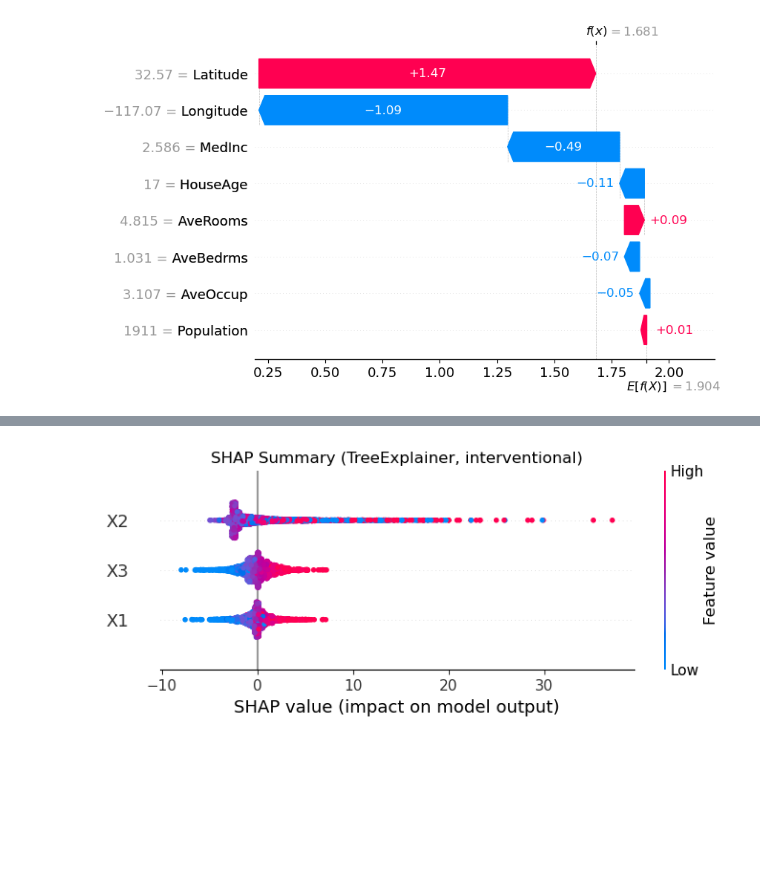
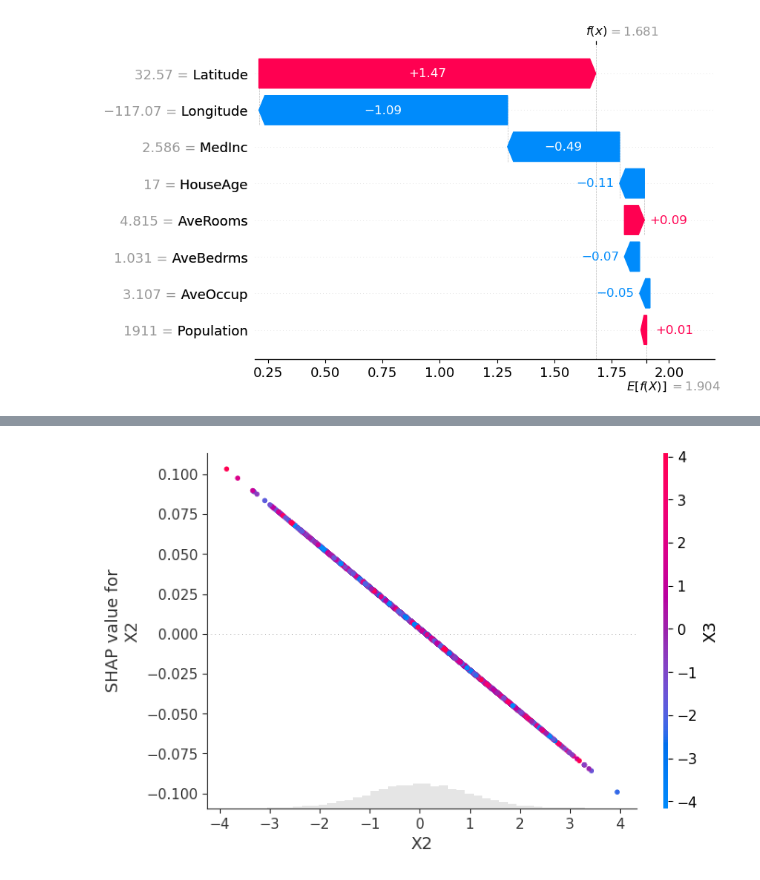
Before and after one commit to JackHuang0125/WHAT_I_DID, a Jupyter notebook: 0 Meeting/0_PAPER_0911.ipynb, the cells around one changed output, grey strips where cells are left out. Cells and saved outputs as stored; diff of their text form; code cells hidden in the pictures; blank space fills up the shorter version.

```diff
--- a/0 Meeting/0_PAPER_0911.ipynb
+++ b/0 Meeting/0_PAPER_0911.ipynb
@@ -623,82 +671,17 @@ shap.plots.waterfall(shap_values[20], max_display=10)
 # %%
-# --- 基本設定 ---
-import numpy as np
-import pandas as pd
-from sklearn.model_selection import train_test_split
-from sklearn.metrics import r2_score, mean_absolute_error
-from sklearn.ensemble import GradientBoostingRegressor
-from sklearn.preprocessing import StandardScaler
-import shap
-import matplotlib.pyplot as plt
-
-np.random.seed(42)
-
-# --- 1) 資料生成 ---
-n = 12000
-X1 = np.random.normal(0, 1, n)
-X2 = np.random.normal(0, 1, n)
-eps_x3 = np.random.normal(0, 0.1, n)   # 小雜訊，表示 X3 ≈ 2X1
-X3 = 2*X1 + eps_x3
-
-# 真實函數 + 視需要加觀測雜訊（這裡給一點點）
-f_true = X1 - 3*X1*X2 + 3*(X2**2) + X3
-y = f_true + np.random.normal(0, 0.1, n)
-
-X = pd.DataFrame({'X1': X1, 'X2': X2, 'X3': X3})
-
-# --- 2) 切訓練/測試 ---
-Xtr, Xte, ytr, yte = train_test_split(X, y, test_size=0.2, random_state=42)
-
-# --- 3) 用能擬合交互作用與平方項的樹模型 ---
-gbr = GradientBoostingRegressor(
-    n_estimators=800,
-    learning_rate=0.03,
-    max_depth=3,
-    subsample=0.9,
-    random_state=42
-).fit(Xtr, ytr)
-
-print("Test R2:", r2_score(yte, gbr.predict(Xte)))
-print("Test MAE:", mean_absolute_error(yte, gbr.predict(Xte)))
-
-# --- 4) SHAP 解釋（樹模型用 TreeExplainer；選 interventional 以處理依賴性較合理）---
-# 注意：KernelSHAP 假設特徵獨立；TreeExplainer 的 'interventional' 以資料分布來抽樣，對依賴較穩健。
-explainer = shap.TreeExplainer(gbr, data=Xtr, feature_perturbation="interventional")
-shap_values = explainer(Xte)
-
-# --- 5) 總結圖（beeswarm）---
-shap.plots.beeswarm(shap_values, max_display=10, show=False)
-plt.title("SHAP Summary (TreeExplainer, interventional)")
-plt.show()
-
-# --- 6) 互動值（特別看 X1 與 X2 之間的 -3*X1*X2）---
-# 計算 SHAP interaction values（可能較耗時）
-interaction_vals = explainer.shap_interaction_values(Xte)
-# 互動強度熱圖（平均絕對值）
-mean_abs_inter = np.abs(interaction_vals).mean(axis=0)
-fig, ax = plt.subplots()
-im = ax.imshow(mean_abs_inter, cmap='viridis')
-ax.set_xticks(range(X.shape[1])); ax.set_yticks(range(X.shape[1]))
-ax.set_xticklabels(X.columns);    ax.set_yticklabels(X.columns)
-plt.title("Mean |SHAP Interaction|")
-plt.colorbar(im); plt.show()
+# # --- 6) 互動值（特別看 X1 與 X2 之間的 -3*X1*X2）---
+# # 計算 SHAP interaction values（可能較耗時）
+# interaction_vals = explainer.shap_interaction_values(X_test)
+# # 互動強度熱圖（平均絕對值）
+# mean_abs_inter = np.abs(interaction_vals).mean(axis=0)
+# fig, ax = plt.subplots()
+# im = ax.imshow(mean_abs_inter, cmap='viridis')
+# ax.set_xticks(range(X.shape[1])); ax.set_yticks(range(X.shape[1]))
+# ax.set_xticklabels(X.columns);    ax.set_yticklabels(X.columns)
+# plt.title("Mean |SHAP Interaction|")
+# plt.colorbar(im); plt.show()
 
 # --- 7) 依賴圖：檢查 X2 與其 SHAP 值（應呈現 ~二次關係），並用顏色看 X1 互動 ---
-shap.plots.scatter(shap_values[:, "X2"], color=shap_values[:, "X1"], show=False)
-plt.title("Dependence plot: X2 SHAP vs X2 (colored by X1)")
+shap.plots.scatter(shap_values[:, "X2"], color=shap_values[:, "X3"], show=False)
 plt.show()
-
-# --- 8) 對照：若只用線性回歸（不放平方與交互項），SHAP 會把非線性歸因得較差 ---
-from sklearn.linear_model import LinearRegression
-lr = LinearRegression().fit(Xtr, ytr)
-print("Linear Test R2:", r2_score(yte, lr.predict(Xte)))
-
-# A) 明確使用 LinearExplainer + Independent masker（獨立假設）
-masker = shap.maskers.Independent(Xtr)  # 以訓練資料當背景分佈
-lin_expl = shap.LinearExplainer(lr, masker=masker)  # 不要再用 feature_dependence 參數
-lin_vals = lin_expl(Xte)
-
-shap.plots.beeswarm(lin_vals, max_display=10, show=False)
-plt.title("SHAP Summary (Linear model, independent)")
-plt.show()
 # %% [output]
@@ -707 +688 @@ Test MAE: 0.2625591754147491
-[figure, old version]
+[figure, new version]
```
Also changed, not shown: parts of 7 cells of this notebook.
